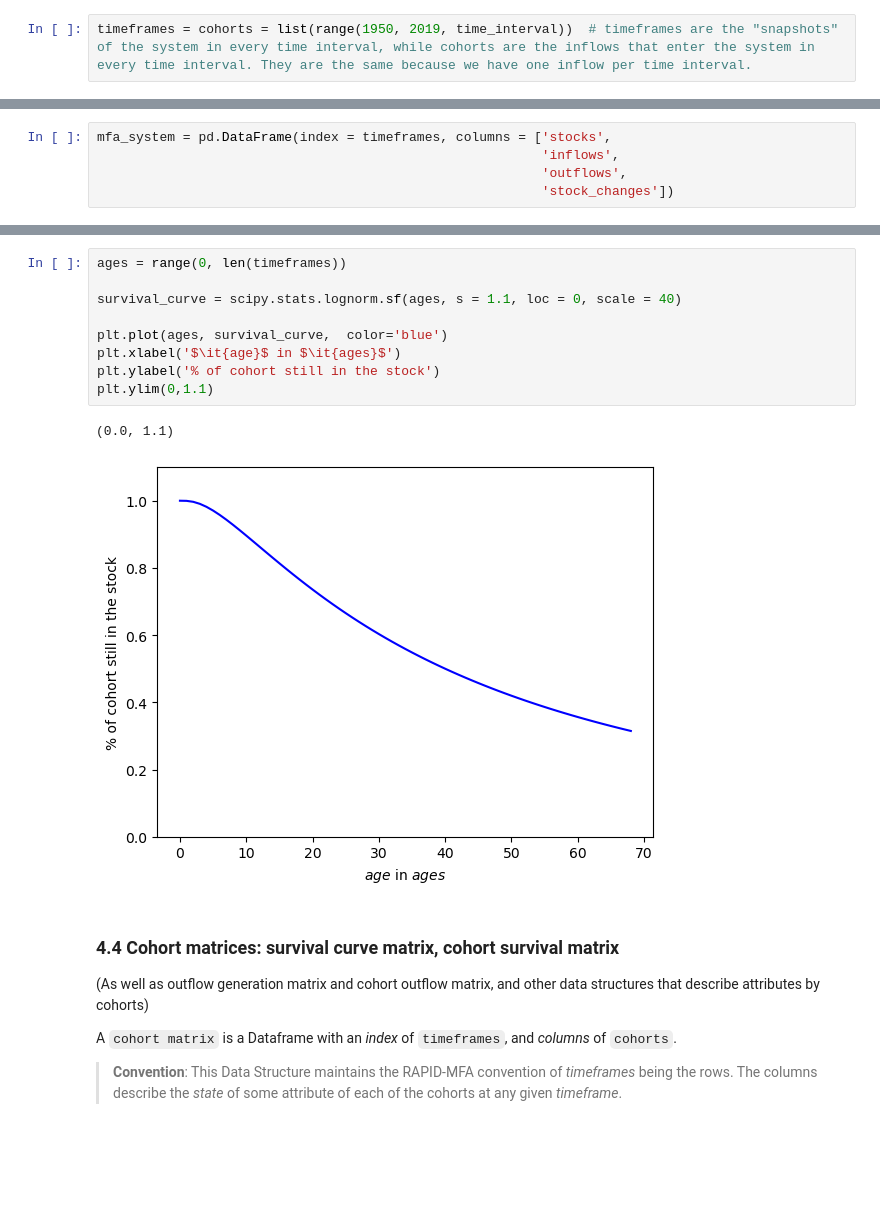
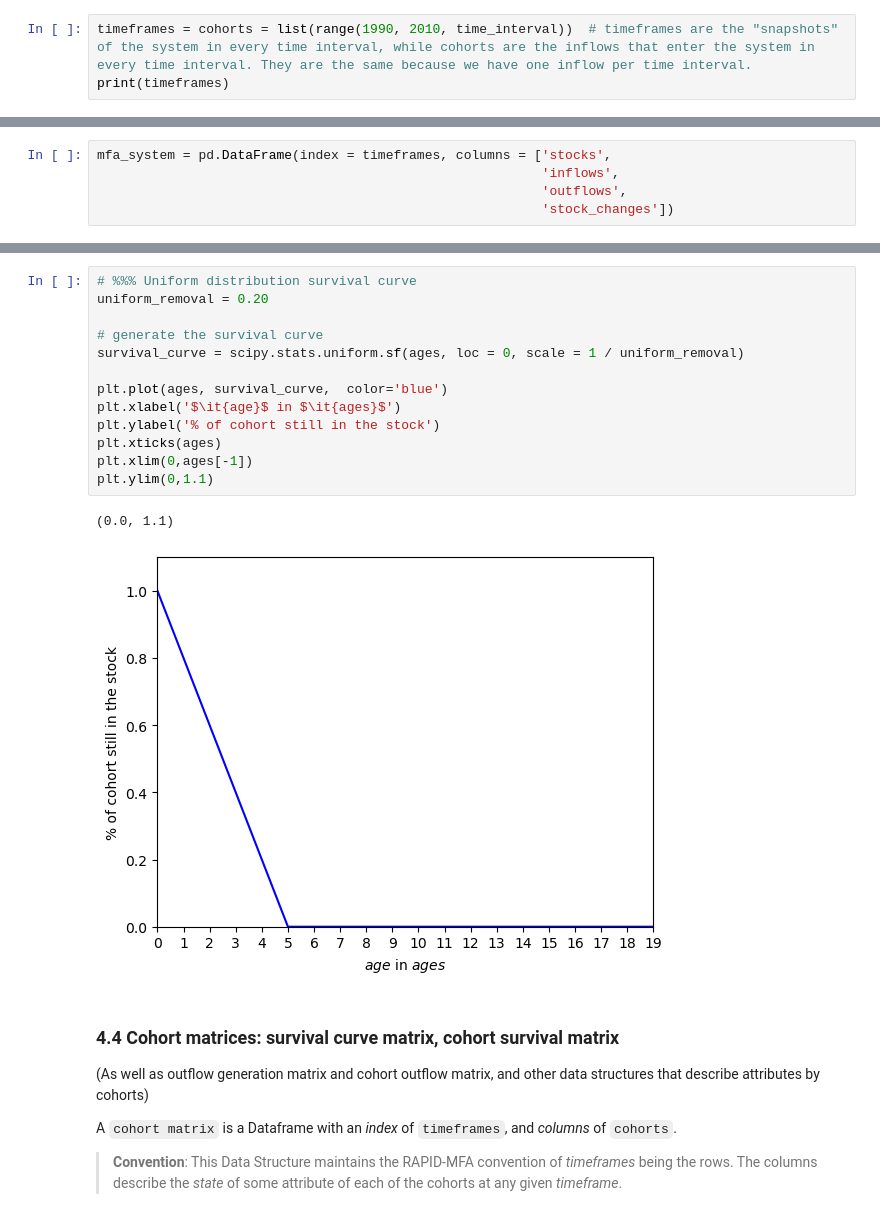
Before and after one commit to TomerFishman/RAPID-MFA, a Jupyter notebook: RAPID-MFA notebooks/00_conventions_and_data_structures.ipynb, the cells around one changed output, grey strips where cells are left out. Cells and saved outputs as stored; diff of their text form; blank space fills up the shorter version.

Commit message:
Update 00_conventions_and_data_structures.ipynb
added descriptions of the cohort survival matrix data structure + minor proofreading

```diff
--- a/RAPID-MFA notebooks/00_conventions_and_data_structures.ipynb
+++ b/RAPID-MFA notebooks/00_conventions_and_data_structures.ipynb
@@ -236,2 +236,3 @@ time_interval = 1 # Interval between timeframes, often 1 year or 1 month etc.
 # %%
-timeframes = cohorts = list(range(1950, 2019, time_interval))  # timeframes are the "snapshots" of the system in every time interval, while cohorts are the inflows that enter the system in every time interval. They are the same because we have one inflow per time interval.
+timeframes = cohorts = list(range(1990, 2010, time_interval))  # timeframes are the "snapshots" of the system in every time interval, while cohorts are the inflows that enter the system in every time interval. They are the same because we have one inflow per time interval.
+print(timeframes)
@@ -363,15 +376,19 @@ mfa_system = pd.DataFrame(index = timeframes, columns = ['stocks',
 # %%
-ages = range(0, len(timeframes))
+# %%% Uniform distribution survival curve
+uniform_removal = 0.20
 
-survival_curve = scipy.stats.lognorm.sf(ages, s = 1.1, loc = 0, scale = 40)
+# generate the survival curve
+survival_curve = scipy.stats.uniform.sf(ages, loc = 0, scale = 1 / uniform_removal)
 
 plt.plot(ages, survival_curve,  color='blue')
 plt.xlabel('$\it{age}$ in $\it{ages}$')
 plt.ylabel('% of cohort still in the stock')
+plt.xticks(ages)
+plt.xlim(0,ages[-1])
 plt.ylim(0,1.1)
 # %% [output]
 (0.0, 1.1)
-[figure, old version]
+[figure, new version]
 # %% [markdown]
 ### 4.4 Cohort matrices: survival curve matrix, cohort survival matrix
 
```
Also changed, not shown: parts of 17 cells of this notebook.
